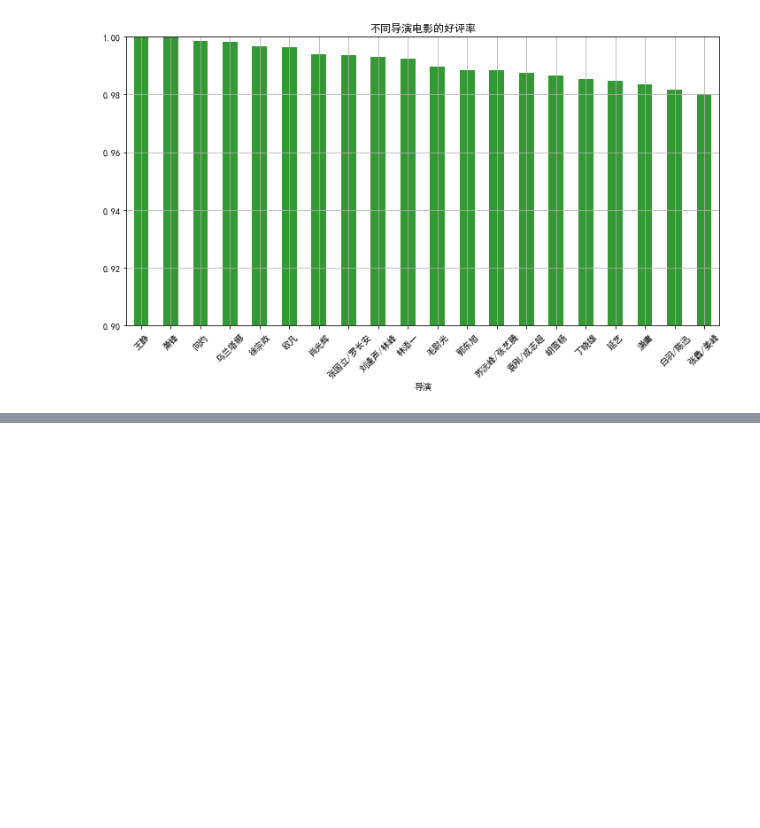
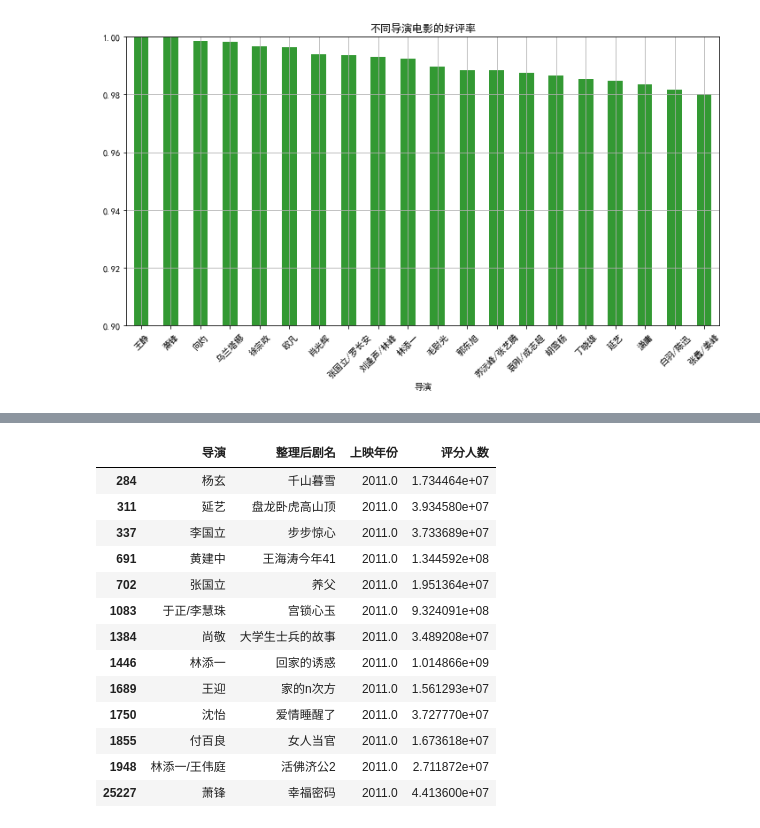
Before and after one commit to dhb15735104415/python-DA-notes, a Jupyter notebook: practice_program/iqiyi_data_analysis.ipynb, the cells around one changed output, grey strips where cells are left out. Drawn from its saved outputs; the diff is of its cells as text; code cells hidden in the pictures; blank space fills up the shorter version.

```diff
--- a/practice_program/iqiyi_data_analysis.ipynb
+++ b/practice_program/iqiyi_data_analysis.ipynb
@@ -94,0 +144,37 @@ plt.show()
+# %%
+# 根据个人经验,这些异常值可能当年非常受欢迎的电视剧,因此,对这些离群点进行分析下, 看猜测是否正确
+
+def data_except_deal(df,col):
+    """
+    获取外限最大\最小值
+    @param df: 数据data
+    @param col: 列名
+    @return:
+    """
+    q1 = df[col].quantile(q=0.25)
+    q3 = df[col].quantile(q=0.75)
+    IQR = q3 - q1
+    tmax = q3 + 3 * IQR  # 外限最大值
+    tmin = q1 - 3 * IQR  # 外限最小值
+    return (tmax,tmin)
+
+# 测试
+test_data = q2data3[q2data3['上映年份'] == 2011]
+tmax = data_except_deal(test_data,'评分人数')[0]
+guess_data =  test_data[test_data['评分人数'] > tmax]
+guess_data  # 从结果中看到好多熟悉的电视剧,虽然没看过,但是特地去搜了下确实当年挺火的好像,尤其是步步惊心
+# %% [output]
+|  | 导演 | 整理后剧名 | 上映年份 | 评分人数 |
+| 284 | 杨玄 | 千山暮雪 | 2011.0 | 1.734464e+07 |
+| 311 | 延艺 | 盘龙卧虎高山顶 | 2011.0 | 3.934580e+07 |
+| 337 | 李国立 | 步步惊心 | 2011.0 | 3.733689e+07 |
+| 691 | 黄建中 | 王海涛今年41 | 2011.0 | 1.344592e+08 |
+| 702 | 张国立 | 养父 | 2011.0 | 1.951364e+07 |
+| 1083 | 于正/李慧珠 | 宫锁心玉 | 2011.0 | 9.324091e+08 |
+| 1384 | 尚敬 | 大学生士兵的故事 | 2011.0 | 3.489208e+07 |
+| 1446 | 林添一 | 回家的诱惑 | 2011.0 | 1.014866e+09 |
+| 1689 | 王迎 | 家的n次方 | 2011.0 | 1.561293e+07 |
+| 1750 | 沈怡 | 爱情睡醒了 | 2011.0 | 3.727770e+07 |
+| 1855 | 付百良 | 女人当官 | 2011.0 | 1.673618e+07 |
+| 1948 | 林添一/王伟庭 | 活佛济公2 | 2011.0 | 2.711872e+07 |
+| 25227 | 萧锋 | 幸福密码 | 2011.0 | 4.413600e+07 |
```
Also changed, not shown: parts of 6 cells of this notebook.
